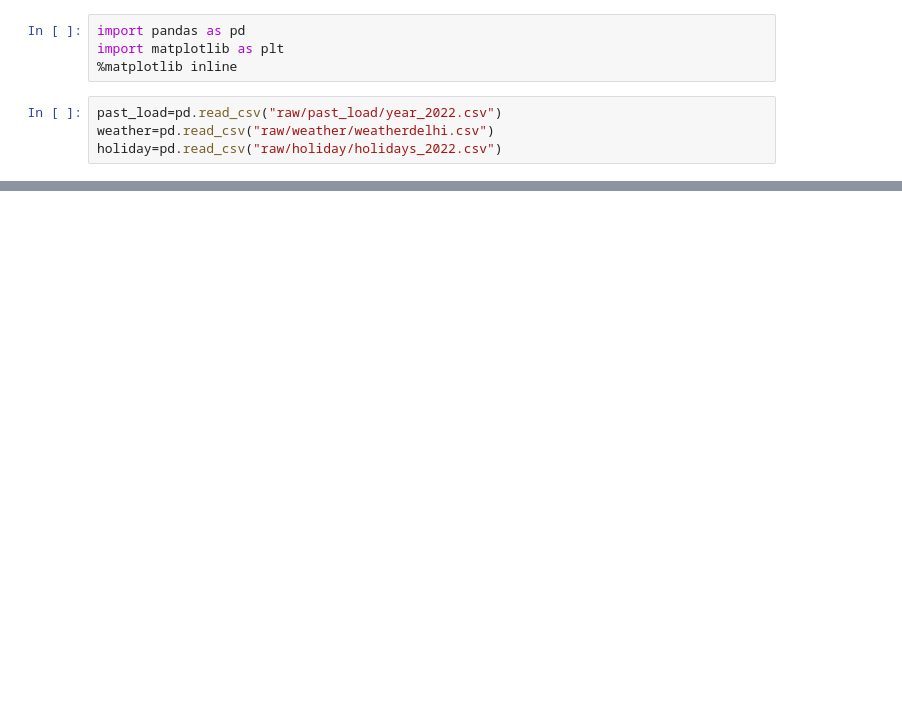
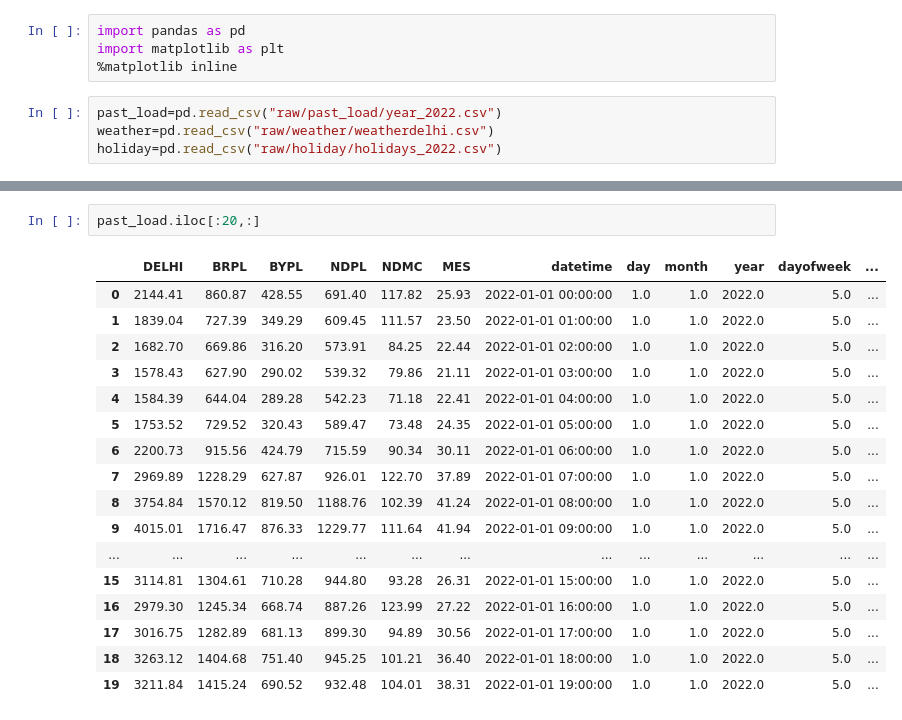
Before and after one commit to SARVESHVARADKAR123/Load_Forecasting, a Jupyter notebook: data/EDA.ipynb, the cells around one changed output, grey strips where cells are left out. Cells and saved outputs as stored; diff of their text form; blank space fills up the shorter version.

```diff
--- a/data/EDA.ipynb
+++ b/data/EDA.ipynb
@@ -79,0 +92,20 @@ past_load.to_csv("raw/past_load/year_2022.csv")
+# %%
+past_load.iloc[:20,:]
+# %% [output]
+|  | DELHI | BRPL | BYPL | NDPL | NDMC | MES | datetime | day | month | year | dayofweek | ... |
+| 0 | 2144.41 | 860.87 | 428.55 | 691.40 | 117.82 | 25.93 | 2022-01-01 00:00:00 | 1.0 | 1.0 | 2022.0 | 5.0 | ... |
+| 1 | 1839.04 | 727.39 | 349.29 | 609.45 | 111.57 | 23.50 | 2022-01-01 01:00:00 | 1.0 | 1.0 | 2022.0 | 5.0 | ... |
+| 2 | 1682.70 | 669.86 | 316.20 | 573.91 | 84.25 | 22.44 | 2022-01-01 02:00:00 | 1.0 | 1.0 | 2022.0 | 5.0 | ... |
+| 3 | 1578.43 | 627.90 | 290.02 | 539.32 | 79.86 | 21.11 | 2022-01-01 03:00:00 | 1.0 | 1.0 | 2022.0 | 5.0 | ... |
+| 4 | 1584.39 | 644.04 | 289.28 | 542.23 | 71.18 | 22.41 | 2022-01-01 04:00:00 | 1.0 | 1.0 | 2022.0 | 5.0 | ... |
+| 5 | 1753.52 | 729.52 | 320.43 | 589.47 | 73.48 | 24.35 | 2022-01-01 05:00:00 | 1.0 | 1.0 | 2022.0 | 5.0 | ... |
+| 6 | 2200.73 | 915.56 | 424.79 | 715.59 | 90.34 | 30.11 | 2022-01-01 06:00:00 | 1.0 | 1.0 | 2022.0 | 5.0 | ... |
+| 7 | 2969.89 | 1228.29 | 627.87 | 926.01 | 122.70 | 37.89 | 2022-01-01 07:00:00 | 1.0 | 1.0 | 2022.0 | 5.0 | ... |
+| 8 | 3754.84 | 1570.12 | 819.50 | 1188.76 | 102.39 | 41.24 | 2022-01-01 08:00:00 | 1.0 | 1.0 | 2022.0 | 5.0 | ... |
+| 9 | 4015.01 | 1716.47 | 876.33 | 1229.77 | 111.64 | 41.94 | 2022-01-01 09:00:00 | 1.0 | 1.0 | 2022.0 | 5.0 | ... |
+| ... | ... | ... | ... | ... | ... | ... | ... | ... | ... | ... | ... | ... |
+| 15 | 3114.81 | 1304.61 | 710.28 | 944.80 | 93.28 | 26.31 | 2022-01-01 15:00:00 | 1.0 | 1.0 | 2022.0 | 5.0 | ... |
+| 16 | 2979.30 | 1245.34 | 668.74 | 887.26 | 123.99 | 27.22 | 2022-01-01 16:00:00 | 1.0 | 1.0 | 2022.0 | 5.0 | ... |
+| 17 | 3016.75 | 1282.89 | 681.13 | 899.30 | 94.89 | 30.56 | 2022-01-01 17:00:00 | 1.0 | 1.0 | 2022.0 | 5.0 | ... |
+| 18 | 3263.12 | 1404.68 | 751.40 | 945.25 | 101.21 | 36.40 | 2022-01-01 18:00:00 | 1.0 | 1.0 | 2022.0 | 5.0 | ... |
+| 19 | 3211.84 | 1415.24 | 690.52 | 932.48 | 104.01 | 38.31 | 2022-01-01 19:00:00 | 1.0 | 1.0 | 2022.0 | 5.0 | ... |
```
Also changed, not shown: parts of 15 cells of this notebook, 4 other files.
